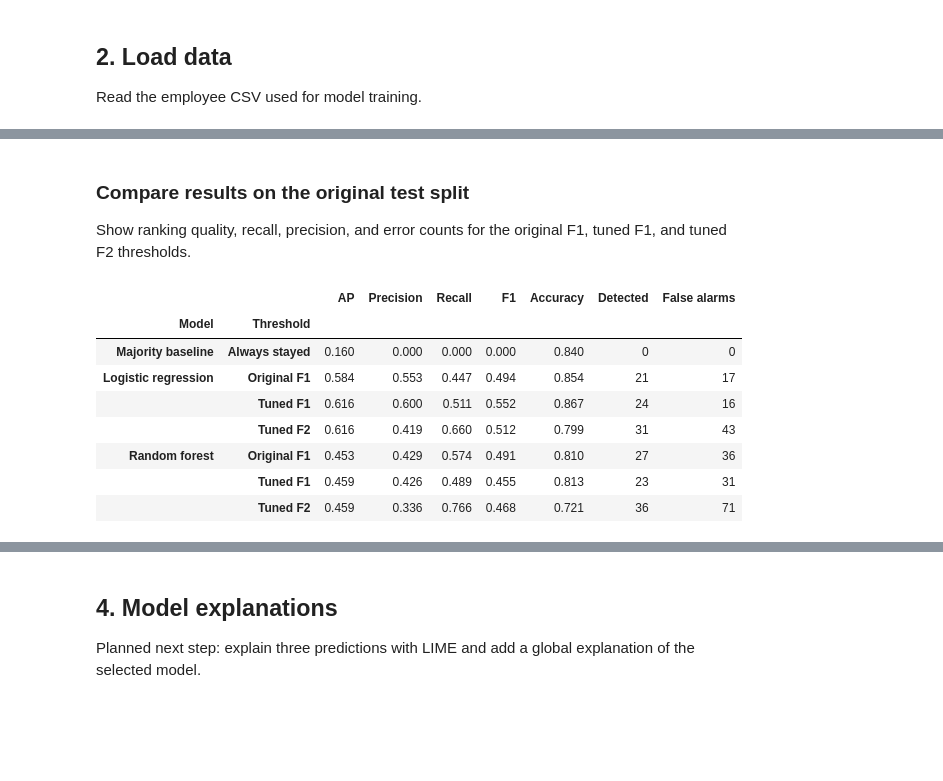
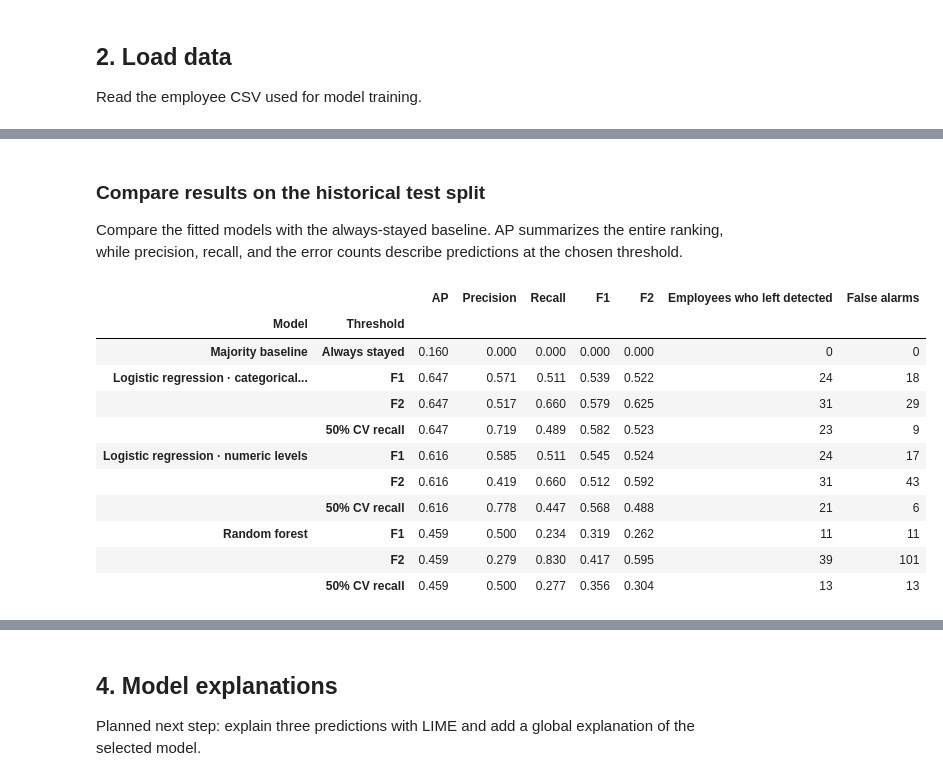
Before and after one commit to johanneswbr/medco-passau-xai, a Jupyter notebook: model_xai.ipynb, the cells around one changed output, grey strips where cells are left out. Cells and saved outputs as stored; diff of their text form; code cells hidden in the pictures; blank space fills up the shorter version.

```diff
--- a/model_xai.ipynb
+++ b/model_xai.ipynb
@@ -58,16 +59,18 @@ assert not employees.duplicated().any(), "Review duplicate employee rows."
 assert employees["EmployeeNumber"].notna().all() and employees["EmployeeNumber"].is_unique
 assert set(employees["Attrition"]) == {"Yes", "No"}, "Review the Attrition labels."
 
-constant_columns = employees.columns[employees.nunique(dropna=False).eq(1)].tolist()
-X = employees.drop(columns=["EmployeeNumber", "Attrition", *constant_columns])
+X = employees.drop(columns=["EmployeeNumber", "Attrition"])
 y = employees["Attrition"].eq("Yes").astype(int)
 
 X_train, X_test, y_train, y_test = train_test_split(
     X, y, test_size=0.20, stratify=y, random_state=random_seed
 )
+constant_columns = X_train.columns[X_train.nunique(dropna=False).eq(1)]
+X_train = X_train.drop(columns=constant_columns)
+X_test = X_test.drop(columns=constant_columns)
 
 display(pd.DataFrame({
     "Employees": [len(y_train), len(y_test)],
-    "Departures": [y_train.sum(), y_test.sum()],
+    "Employees who left": [y_train.sum(), y_test.sum()],
 }, index=["Train", "Test"]))
 # %% [output]
@@ -226,55 +218,52 @@ Random forest: {'randomforestclassifier__class_weight': None, 'randomforestclass
 # %% [markdown]
-### Compare results on the original test split
+### Compare results on the historical test split
 
-Show ranking quality, recall, precision, and error counts for the original F1, tuned F1, and tuned F2 thresholds.
+Compare the fitted models with the always-stayed baseline. AP summarizes the entire ranking, while precision, recall, and the error counts describe predictions at the chosen threshold.
 # %%
 def summarize_predictions(labels, scores, predictions):
     return {
         "AP": average_precision_score(labels, scores),
         "Precision": precision_score(labels, predictions, zero_division=0),
-        "Recall": recall_score(labels, predictions),
-        "F1": f1_score(labels, predictions),
-        "Accuracy": accuracy_score(labels, predictions),
-        "Detected": int((predictions & labels.eq(1)).sum()),
+        "Recall": recall_score(labels, predictions, zero_division=0),
+        "F1": f1_score(labels, predictions, zero_division=0),
+        "F2": fbeta_score(labels, predictions, beta=2, zero_division=0),
+        "Employees who left detected": int((predictions & labels.eq(1)).sum()),
         "False alarms": int((predictions & labels.eq(0)).sum()),
     }
 
 baseline = DummyClassifier(strategy="most_frequent").fit(X_train, y_train)
 baseline_scores = baseline.predict_proba(X_test)[:, 1]
 test_results = {
     ("Majority baseline", "Always stayed"): summarize_predictions(
         y_test, baseline_scores, baseline.predict(X_test).astype(bool)
     )
 }
-for model_name, tuned in tuned_models.items():
-    original = original_models[model_name].fit(X_train, y_train)
-    original_scores = original.predict_proba(X_test)[:, 1]
-    tuned_scores = tuned.predict_proba(X_test)[:, 1]
-
-    test_results[(model_name, "Original F1")] = summarize_predictions(
-        y_test, original_scores, original_scores >= original_thresholds[model_name]["F1"]
-    )
+for model_name in cv_results.index:
+    model_scores = fitted_searches[model_name].predict_proba(X_test)[:, 1]
     for threshold_name, threshold in model_thresholds[model_name].items():
-        test_results[(model_name, f"Tuned {threshold_name}")] = summarize_predictions(
-            y_test, tuned_scores, tuned_scores >= threshold
+        test_results[(model_name, threshold_name)] = summarize_predictions(
+            y_test, model_scores, model_scores >= threshold
         )
 
 test_metrics = pd.DataFrame.from_dict(test_results, orient="index")
 test_metrics.index.names = ["Model", "Threshold"]
 display(test_metrics.round(3))
 
 test_scores = selected_model.predict_proba(X_test)[:, 1]
 test_predictions = test_scores >= decision_threshold
 # %% [output]
-|  |  | AP | Precision | Recall | F1 | Accuracy | Detected | False alarms |
+|  |  | AP | Precision | Recall | F1 | F2 | Employees who left detected | False alarms |
 | Model | Threshold |  |  |  |  |  |  |  |
-| Majority baseline | Always stayed | 0.160 | 0.000 | 0.000 | 0.000 | 0.840 | 0 | 0 |
-| Logistic regression | Original F1 | 0.584 | 0.553 | 0.447 | 0.494 | 0.854 | 21 | 17 |
-|  | Tuned F1 | 0.616 | 0.600 | 0.511 | 0.552 | 0.867 | 24 | 16 |
-|  | Tuned F2 | 0.616 | 0.419 | 0.660 | 0.512 | 0.799 | 31 | 43 |
-| Random forest | Original F1 | 0.453 | 0.429 | 0.574 | 0.491 | 0.810 | 27 | 36 |
-|  | Tuned F1 | 0.459 | 0.426 | 0.489 | 0.455 | 0.813 | 23 | 31 |
-|  | Tuned F2 | 0.459 | 0.336 | 0.766 | 0.468 | 0.721 | 36 | 71 |
+| Majority baseline | Always stayed | 0.160 | 0.000 | 0.000 | 0.000 | 0.000 | 0 | 0 |
+| Logistic regression · categorical... | F1 | 0.647 | 0.571 | 0.511 | 0.539 | 0.522 | 24 | 18 |
+|  | F2 | 0.647 | 0.517 | 0.660 | 0.579 | 0.625 | 31 | 29 |
+|  | 50% CV recall | 0.647 | 0.719 | 0.489 | 0.582 | 0.523 | 23 | 9 |
+| Logistic regression · numeric levels | F1 | 0.616 | 0.585 | 0.511 | 0.545 | 0.524 | 24 | 17 |
+|  | F2 | 0.616 | 0.419 | 0.660 | 0.512 | 0.592 | 31 | 43 |
+|  | 50% CV recall | 0.616 | 0.778 | 0.447 | 0.568 | 0.488 | 21 | 6 |
+| Random forest | F1 | 0.459 | 0.500 | 0.234 | 0.319 | 0.262 | 11 | 11 |
+|  | F2 | 0.459 | 0.279 | 0.830 | 0.417 | 0.595 | 39 | 101 |
+|  | 50% CV recall | 0.459 | 0.500 | 0.277 | 0.356 | 0.304 | 13 | 13 |
 # %% [markdown]
 ### Compare prediction errors
 
```
Also changed, not shown: parts of 14 cells of this notebook.
